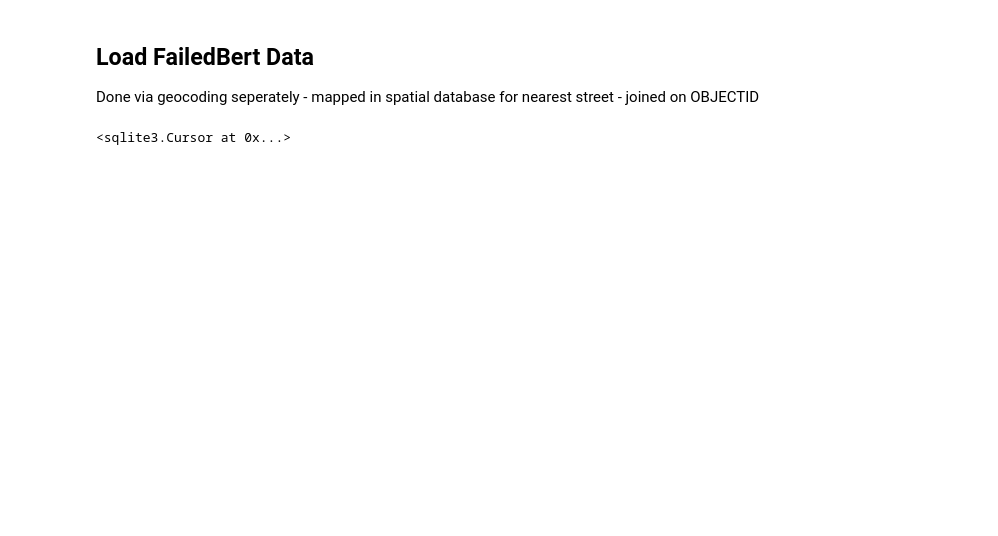
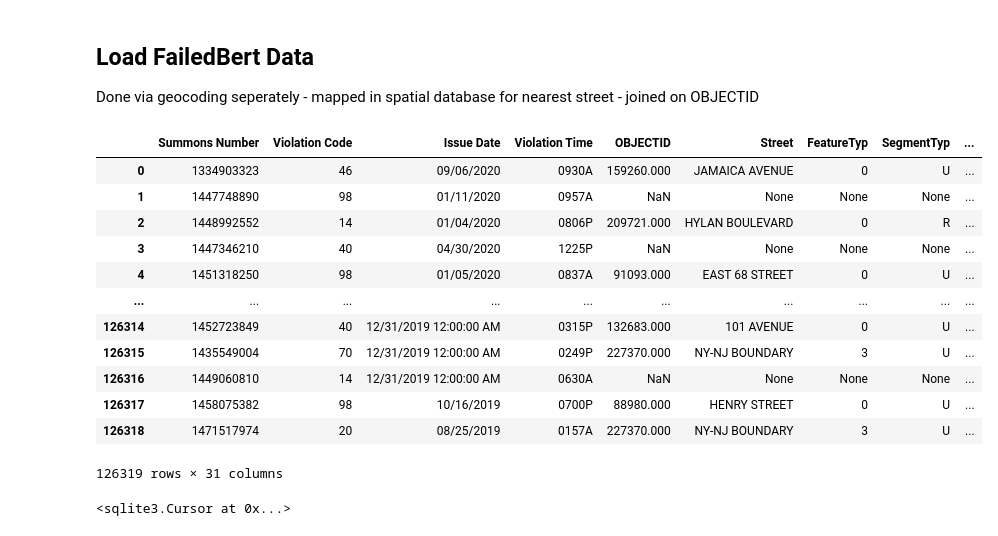
Before and after one commit to stuartong/streetsofnyc, a Jupyter notebook: Data Cleaning - Other Datasets.ipynb, the cells around one changed output. Cells and saved outputs as stored; diff of their text form; code cells hidden in the pictures; blank space fills up the shorter version.

Commit message:
Updated data cleaning files

```diff
--- a/Data Cleaning - Other Datasets.ipynb
+++ b/Data Cleaning - Other Datasets.ipynb
@@ -224,4 +225,11 @@ violation_dict = violation_codes.set_index('code').to_dict()['definition']
 
 # 1. map violation description
 speedcam['Clean Violation Des'] = speedcam['Violation Code'].map(violation_dict)
+# %%
+# 1. get and map ticket categories
+with open('Data/tickets/ticket_code_map.pickle','rb') as f:
+    tickets_code = pickle.load(f)
+tickets_code = map(lambda x: (x[1],x[0]),tickets_code)
+tickets_dict = dict(tickets_code)
+speedcam['Ticket Category'] = speedcam['Violation Code'].map(tickets_dict)
 # %%
@@ -268,6 +277,29 @@ violation_dict = violation_codes.set_index('code').to_dict()['definition']
 
 # 1. map violation description
 failedbert['Clean Violation Des'] = failedbert['Violation Code'].map(violation_dict)
+# %%
+# 1. get and map ticket categories
+with open('Data/tickets/ticket_code_map.pickle','rb') as f:
+    tickets_code = pickle.load(f)
+tickets_code = map(lambda x: (x[1],x[0]),tickets_code)
+tickets_dict = dict(tickets_code)
+failedbert['Ticket Category'] = failedbert['Violation Code'].map(tickets_dict)
+# %%
+failedbert
+# %% [output]
+|  | Summons Number | Violation Code | Issue Date | Violation Time | OBJECTID | Street | FeatureTyp | SegmentTyp | ... |
+| 0 | 1334903323 | 46 | 09/06/2020 | 0930A | 159260.000 | JAMAICA AVENUE | 0 | U | ... |
+| 1 | 1447748890 | 98 | 01/11/2020 | 0957A | NaN | None | None | None | ... |
+| 2 | 1448992552 | 14 | 01/04/2020 | 0806P | 209721.000 | HYLAN BOULEVARD | 0 | R | ... |
+| 3 | 1447346210 | 40 | 04/30/2020 | 1225P | NaN | None | None | None | ... |
+| 4 | 1451318250 | 98 | 01/05/2020 | 0837A | 91093.000 | EAST 68 STREET | 0 | U | ... |
+| ... | ... | ... | ... | ... | ... | ... | ... | ... | ... |
+| 126314 | 1452723849 | 40 | 12/31/2019 12:00:00 AM | 0315P | 132683.000 | 101 AVENUE | 0 | U | ... |
+| 126315 | 1435549004 | 70 | 12/31/2019 12:00:00 AM | 0249P | 227370.000 | NY-NJ BOUNDARY | 3 | U | ... |
+| 126316 | 1449060810 | 14 | 12/31/2019 12:00:00 AM | 0630A | NaN | None | None | None | ... |
+| 126317 | 1458075382 | 98 | 10/16/2019 | 0700P | 88980.000 | HENRY STREET | 0 | U | ... |
+| 126318 | 1471517974 | 20 | 08/25/2019 | 0157A | 227370.000 | NY-NJ BOUNDARY | 3 | U | ... |
+126319 rows × 31 columns
 # %%
 con = sqlite3.connect('streetsofnyc.db')
 
```
Also changed, not shown: parts of 6 cells of this notebook, 1 other file.
